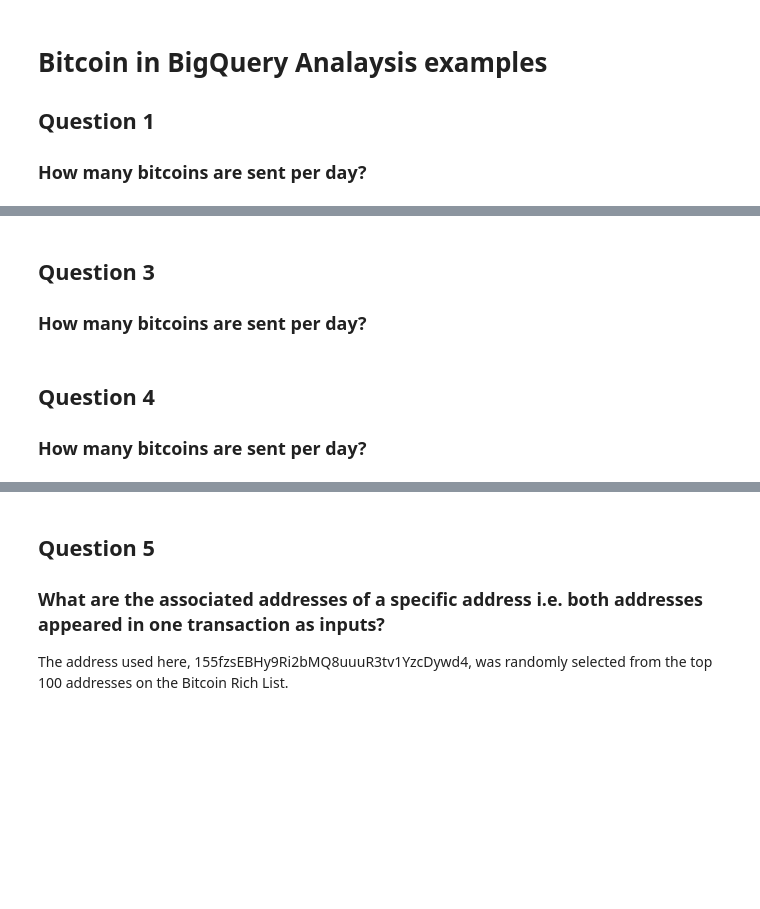
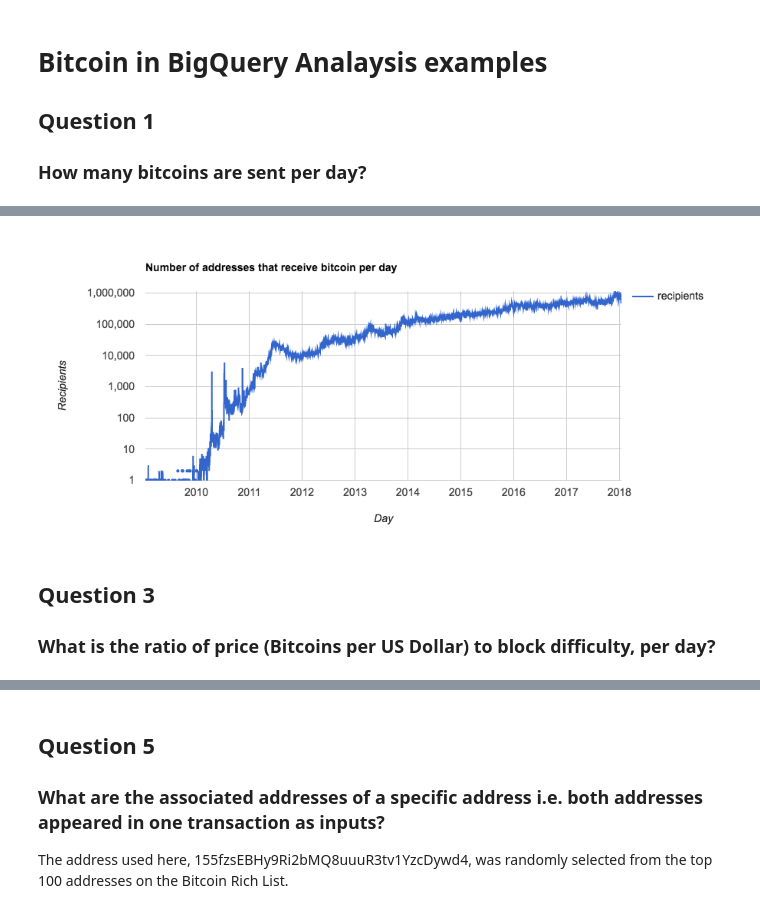
Before and after one commit to hnawar/btcbq-notebook, a Jupyter notebook: BTC-BigQuery.ipynb, the cells around one changed output, grey strips where cells are left out. Saved outputs shown, nothing was run; the diff lists cells and outputs as text; code cells hidden in the pictures; blank space fills up the shorter version.

```diff
--- a/BTC-BigQuery.ipynb
+++ b/BTC-BigQuery.ipynb
@@ -34,0 +55,12 @@ accessDenied: Access Denied: Table bitcoin-bigquery:bitcoin.blocks: The user 587
+# %%
+%chart line --data data_2 --fields day,recipients
+title: Number of addresses that receive bitcoin per day
+
+height: 400
+width: 900
+hAxis:
+  title: Day
+vAxis:
+  title: Recipients
+  scaleType: log
+# %% [output]
@@ -35,6 +68,4 @@ accessDenied: Access Denied: Table bitcoin-bigquery:bitcoin.blocks: The user 587
+[figure, added]
 # %% [markdown]
 <h2>Question 3</h2>
-<h3>How many bitcoins are sent per day?</h3>
+<h3>What is the ratio of price (Bitcoins per US Dollar) to block difficulty, per day?</h3>
-# %% [markdown]
-<h2>Question 4</h2>
-<h3>How many bitcoins are sent per day?</h3>
```
Also changed, not shown: parts of 11 cells of this notebook.
